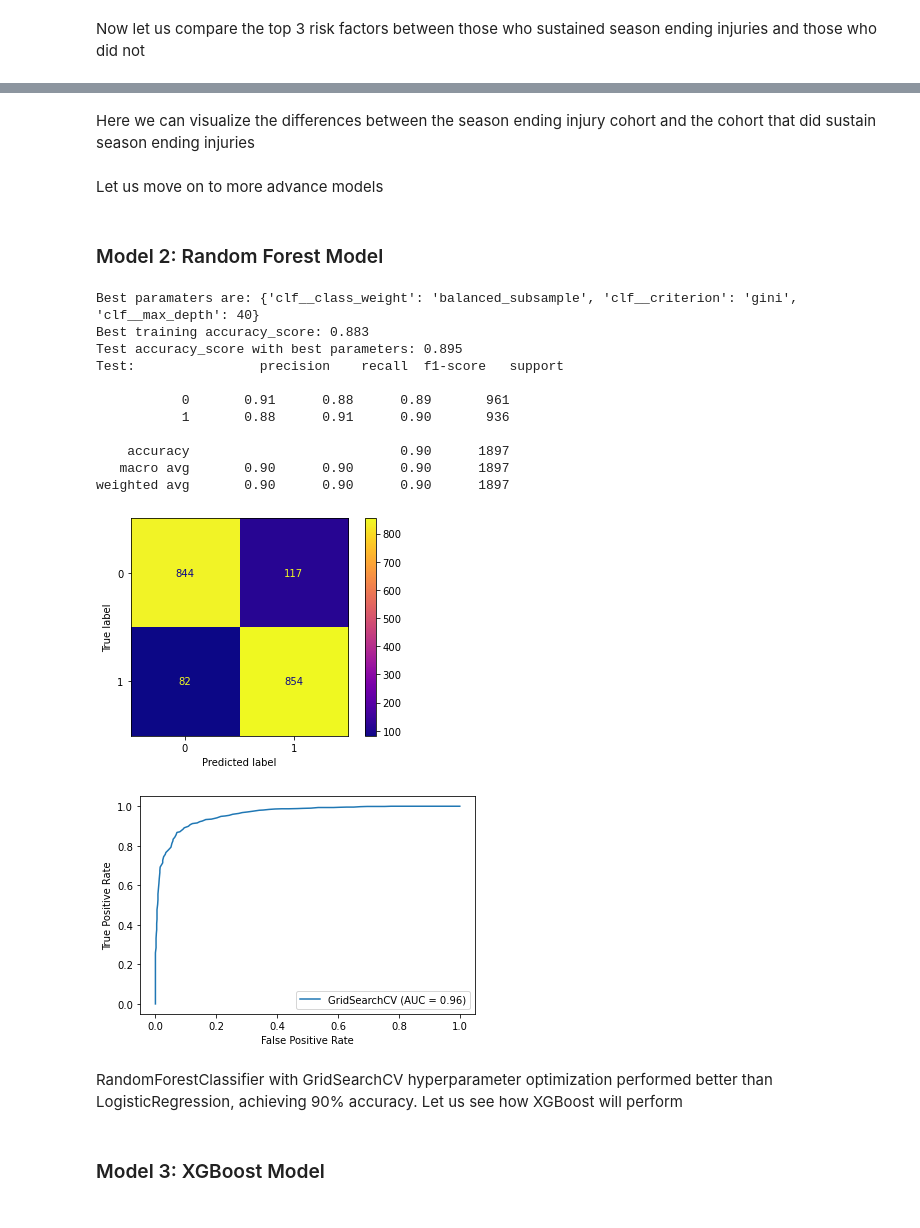
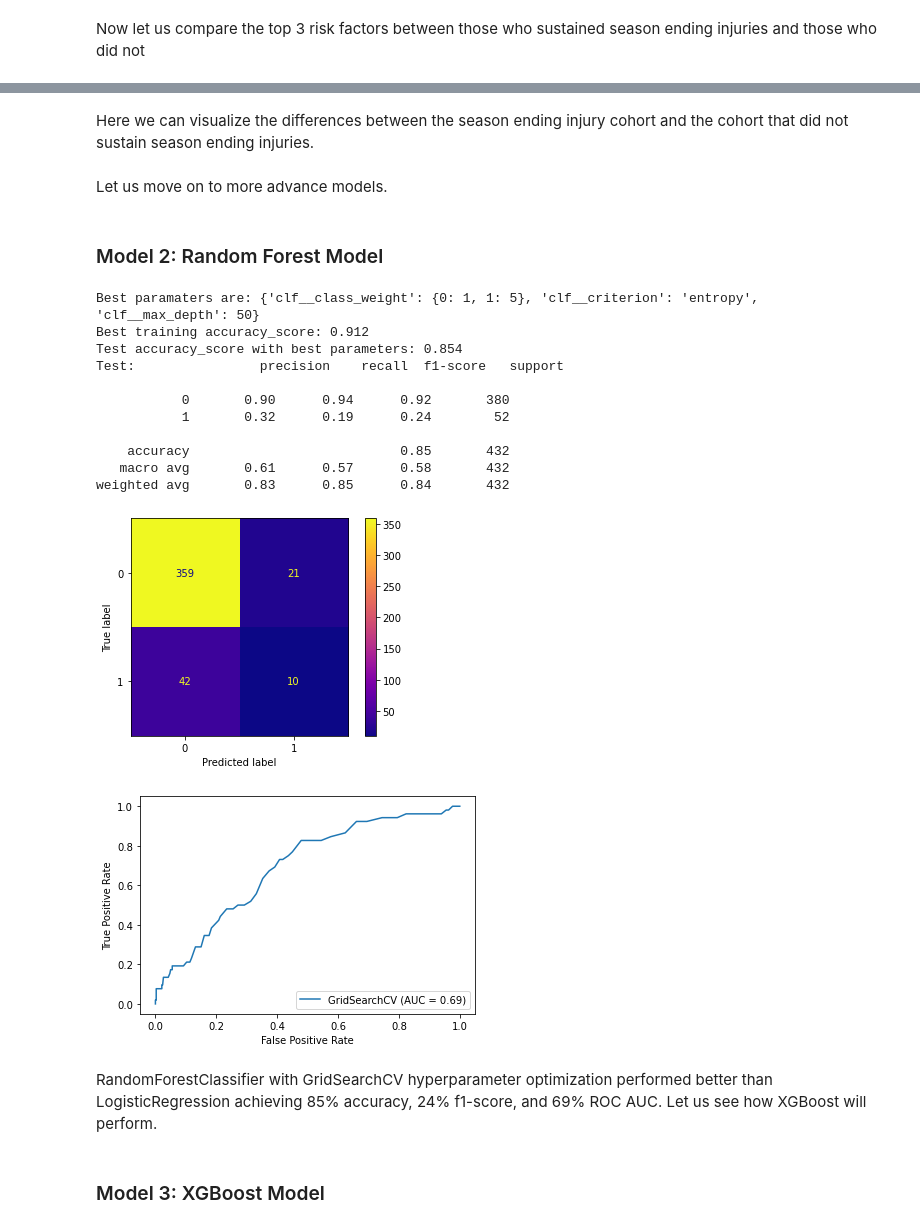
Before and after one commit to RH3421/Reducing_NBA_Injuries, a Jupyter notebook: Main_Notebook.ipynb, the cells around one changed output, grey strips where cells are left out. Saved outputs shown, nothing was run; the diff lists cells and outputs as text; code cells hidden in the pictures.

```diff
--- a/Main_Notebook.ipynb
+++ b/Main_Notebook.ipynb
@@ -478,5 +517,0 @@ Now that we have a baseline model, let us build a pipeline to streamline the res
-# %%
-# Function with classifier input and pipeline output
-def pipe_maker(classifier):
-    pipe = imbPipeline([('scl', StandardScaler()), ('clf', classifier(random_state=22))])
-    return pipe
@@ -491,28 +517,0 @@ def gridsearch_maker(pipeline, params):
-# %%
-# Function with pipline/gridsearch input and hyperparameters out for optimized accuracy
-def best_acc(gridsearch):
-
-    # Instantiate best_acc object
-    best_acc = 0.0
-
-    # Fit gridsearch to regularized data set
-    gridsearch.fit(X_train, y_train)
-
-    # Print best parameters
-    print('Best paramaters are: %s' % gridsearch.best_params_)
-
-    # Print best train accuracy_score
-    print('Best training accuracy_score: %.3f' % gridsearch.best_score_)
-
-    # Prediction on scaled test data
-    y_hat_test = gridsearch.predict(X_test)
-
-    # Print test data accuracy_score with best params
-    print('Test accuracy_score with best parameters: %.3f ' % accuracy_score(y_test, y_hat_test))
-
-    # Print confusion matrix and classification report
-    print('Test: ', classification_report(y_test, y_hat_test, zero_division=0))
-
-    # Plot confusion matrix and ROC AUC
-    plot_confusion_matrix(gridsearch, X_test, y_test,cmap="plasma")
-    plot_roc_curve(gridsearch, X_test, y_test);
@@ -617,33 +615,33 @@ axes[1].legend(loc=1);
 # %% [markdown]
-Here we can visualize the differences between the season ending injury cohort and the cohort that did sustain season ending injuries
+Here we can visualize the differences between the season ending injury cohort and the cohort that did not sustain season ending injuries.
 # %% [markdown]
-Let us move on to more advance models
+Let us move on to more advance models.
 # %% [markdown]
 ### Model 2: Random Forest Model
 # %%
 # Random Forest Model
-pipe_dt = pipe_maker(RandomForestClassifier)
-grid_params_dt = [{'clf__criterion': ['gini', 'entropy'],
-                  'clf__max_depth': [40,50,60],
-                  'clf__class_weight': ['balanced', 'balanced_subsample']}]
-gs_dt = gridsearch_maker(pipe_dt, grid_params_dt)
-best_acc(gs_dt)
+pipe_rfc = pipe_maker(RandomForestClassifier)
+grid_params_rfc = [{'clf__criterion': ['gini', 'entropy'],
+                  'clf__max_depth': [25,50,100],
+                  'clf__class_weight': [{0:1,1:5},{0:1,1:10}]}]
+gs_rfc = gridsearch_maker(pipe_rfc, grid_params_rfc)
+best_acc(gs_rfc)
 # %% [output]
-Best paramaters are: {'clf__class_weight': 'balanced_subsample', 'clf__criterion': 'gini', 'clf__max_depth': 40}
-Best training accuracy_score: 0.883
-Test accuracy_score with best parameters: 0.895
+Best paramaters are: {'clf__class_weight': {0: 1, 1: 5}, 'clf__criterion': 'entropy', 'clf__max_depth': 50}
+Best training accuracy_score: 0.912
+Test accuracy_score with best parameters: 0.854
 Test:                precision    recall  f1-score   support
 
-           0       0.91      0.88      0.89       961
-           1       0.88      0.91      0.90       936
+           0       0.90      0.94      0.92       380
+           1       0.32      0.19      0.24        52
 
-    accuracy                           0.90      1897
-   macro avg       0.90      0.90      0.90      1897
-weighted avg       0.90      0.90      0.90      1897
+    accuracy                           0.85       432
+   macro avg       0.61      0.57      0.58       432
+weighted avg       0.83      0.85      0.84       432
-[figure, old version]
+[figure, new version]
-[figure, old version]
+[figure, new version]
 # %% [markdown]
-RandomForestClassifier with  GridSearchCV hyperparameter optimization performed better than LogisticRegression, achieving 90% accuracy. Let us see how XGBoost will perform
+RandomForestClassifier with  GridSearchCV hyperparameter optimization performed better than LogisticRegression achieving 85% accuracy,  24% f1-score, and 69% ROC AUC. Let us see how XGBoost will perform.
 # %% [markdown]
 ### Model 3: XGBoost Model
 # %%
```
Also changed, not shown: parts of 83 cells of this notebook, 12 other files.
